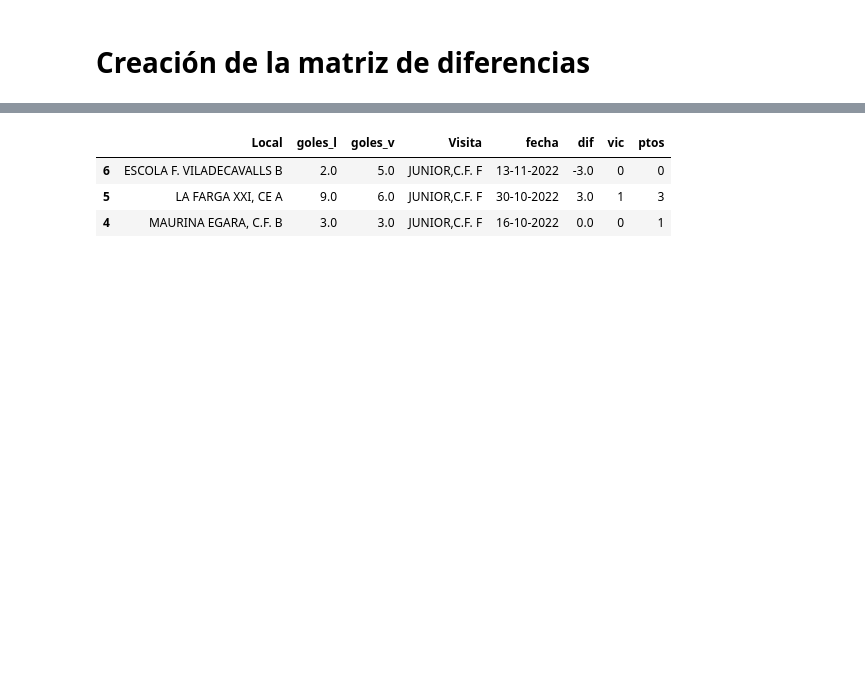
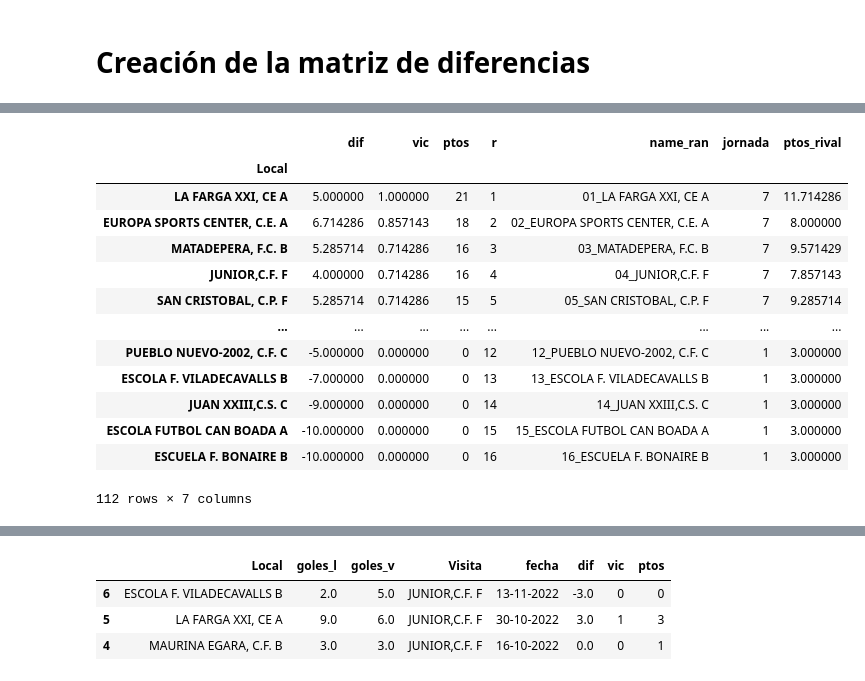
Before and after one commit to sorrento/futbol_m, a Jupyter notebook: futbol matias.ipynb, the cells around one changed output, grey strips where cells are left out. Drawn from its saved outputs; the diff is of its cells as text; code cells hidden in the pictures; blank space fills up the shorter version.

```diff
--- a/futbol matias.ipynb
+++ b/futbol matias.ipynb
@@ -162,5 +95,28 @@ acct
+# %%
+jornadas = acct.jornada.drop_duplicates()
 # %%
-ran=acct.groupby('Local').agg({'dif':'mean', 'vic':'mean', 'ptos':'sum'}).sort_values(['ptos', 'dif'], ascending=False)
-ran['r']=range(1,len(ran)+1)
-ran['name_ran']= list(ran.reset_index().apply(lambda row: str(row.r).zfill(2)+'_'+row.Local, axis=1))
-ran
+# ranking usando la información hasta la jornada j
+ran_acc = pd.DataFrame()
+di = {}
+
+for j in jornadas:
+    acu = acct[acct.jornada <= j]
+    ran = acu.groupby('Local').agg({'dif': 'mean', 'vic': 'mean', 'ptos': 'sum'}).sort_values(['ptos', 'dif'],
+                                                                                              ascending=False)
+    ran['r'] = range(1, len(ran) + 1)
+    ran['name_ran'] = list(ran.reset_index().apply(lambda row: str(row.r).zfill(2) + '_' + row.Local, axis=1))
+    ran['jornada'] = j
+
+    # sesgo: calculemos la media del ranking (puntos) de los rivales de cada equipo
+
+    ptos_rival = acu[['Local', 'Visita']].merge(
+        ran.reset_index()[['Local', 'ptos']].rename(columns={'Local': 'Visita'}),
+        on='Visita')
+    ptos_rival = ptos_rival.groupby('Local').mean().sort_values('ptos', ascending=False).rename(
+        columns={'ptos': 'ptos_rival'})
+    ran = ran.join(ptos_rival)
+
+    dic_names = ran[['name_ran']].T.to_dict('records')[0]
+
+    di[j] = dic_names
+    ran_acc = pd.concat([ran_acc, ran])
@@ -219,0 +123,17 @@ acct['Visita_ran']=[dic_names[x] for x in acct.Visita]
+# %%
+ran_acc
+# %% [output]
+|  | dif | vic | ptos | r | name_ran | jornada | ptos_rival |
+| Local |  |  |  |  |  |  |  |
+| LA FARGA XXI, CE A | 5.000000 | 1.000000 | 21 | 1 | 01_LA FARGA XXI, CE A | 7 | 11.714286 |
+| EUROPA SPORTS CENTER, C.E. A | 6.714286 | 0.857143 | 18 | 2 | 02_EUROPA SPORTS CENTER, C.E. A | 7 | 8.000000 |
+| MATADEPERA, F.C. B | 5.285714 | 0.714286 | 16 | 3 | 03_MATADEPERA, F.C. B | 7 | 9.571429 |
+| JUNIOR,C.F. F | 4.000000 | 0.714286 | 16 | 4 | 04_JUNIOR,C.F. F | 7 | 7.857143 |
+| SAN CRISTOBAL, C.P. F | 5.285714 | 0.714286 | 15 | 5 | 05_SAN CRISTOBAL, C.P. F | 7 | 9.285714 |
+| ... | ... | ... | ... | ... | ... | ... | ... |
+| PUEBLO NUEVO-2002, C.F. C | -5.000000 | 0.000000 | 0 | 12 | 12_PUEBLO NUEVO-2002, C.F. C | 1 | 3.000000 |
+| ESCOLA F. VILADECAVALLS B | -7.000000 | 0.000000 | 0 | 13 | 13_ESCOLA F. VILADECAVALLS B | 1 | 3.000000 |
+| JUAN XXIII,C.S. C | -9.000000 | 0.000000 | 0 | 14 | 14_JUAN XXIII,C.S. C | 1 | 3.000000 |
+| ESCOLA FUTBOL CAN BOADA A | -10.000000 | 0.000000 | 0 | 15 | 15_ESCOLA FUTBOL CAN BOADA A | 1 | 3.000000 |
+| ESCUELA F. BONAIRE B | -10.000000 | 0.000000 | 0 | 16 | 16_ESCUELA F. BONAIRE B | 1 | 3.000000 |
+112 rows × 7 columns
```
Also changed, not shown: parts of 29 cells of this notebook, 3 other files.
